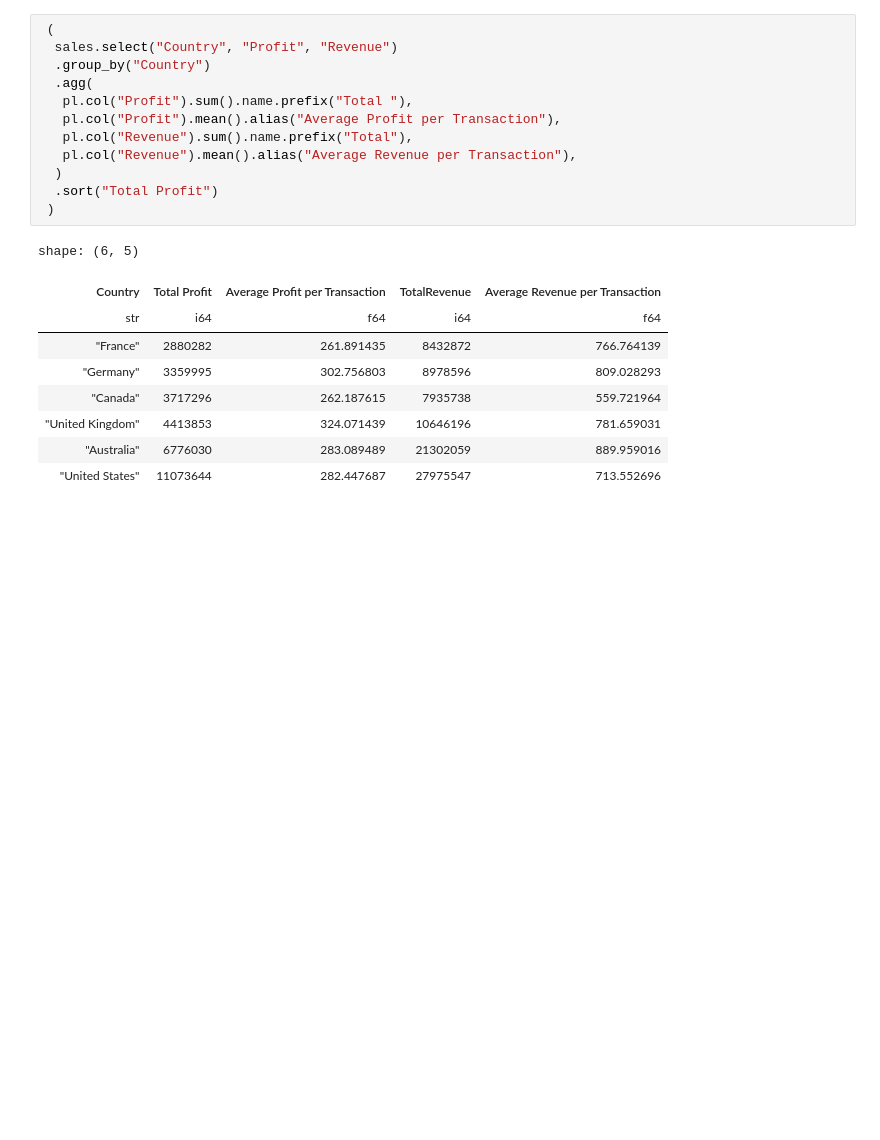
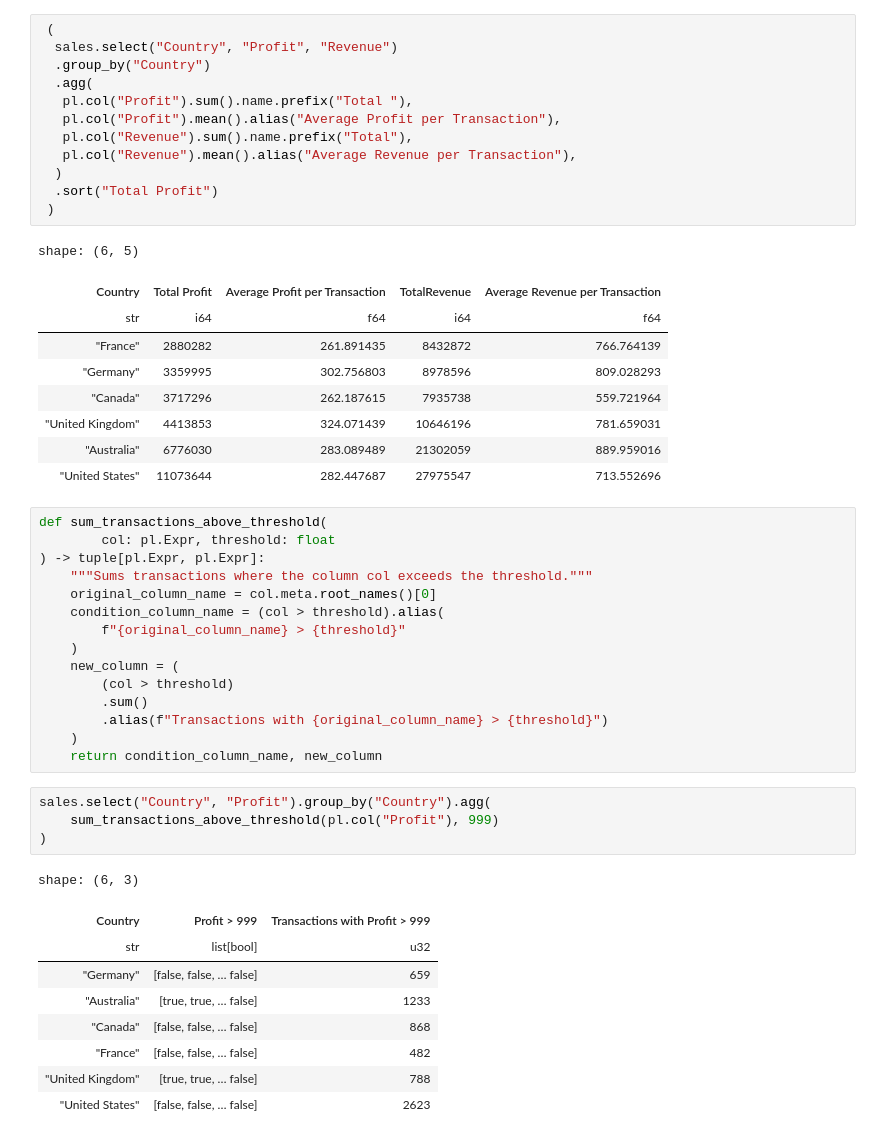
Before and after one commit to asenetcky/python-polars-the-definitive-guide, a Jupyter notebook: ch13-me.ipynb, the cells around one changed output. Cells and saved outputs as stored; diff of their text form; blank space fills up the shorter version.

```diff
--- a/ch13-me.ipynb
+++ b/ch13-me.ipynb
@@ -306,3 +300,32 @@ shape: (6, 5)
 | "United Kingdom" | 4413853 | 324.071439 | 10646196 | 781.659031 |
 | "Australia" | 6776030 | 283.089489 | 21302059 | 889.959016 |
 | "United States" | 11073644 | 282.447687 | 27975547 | 713.552696 |
+# %%
+def sum_transactions_above_threshold(
+        col: pl.Expr, threshold: float
+) -> tuple[pl.Expr, pl.Expr]:
+    """Sums transactions where the column col exceeds the threshold."""
+    original_column_name = col.meta.root_names()[0]
+    condition_column_name = (col > threshold).alias(
+        f"{original_column_name} > {threshold}"
+    )
+    new_column = (
+        (col > threshold)
+        .sum()
+        .alias(f"Transactions with {original_column_name} > {threshold}")
+    )
+    return condition_column_name, new_column
+# %%
+sales.select("Country", "Profit").group_by("Country").agg(
+    sum_transactions_above_threshold(pl.col("Profit"), 999)
+)
+# %% [output]
+shape: (6, 3)
+| Country | Profit > 999 | Transactions with Profit > 999 |
+| str | list[bool] | u32 |
+| "Germany" | [false, false, … false] | 659 |
+| "Australia" | [true, true, … false] | 1233 |
+| "Canada" | [false, false, … false] | 868 |
+| "France" | [false, false, … false] | 482 |
+| "United Kingdom" | [true, true, … false] | 788 |
+| "United States" | [false, false, … false] | 2623 |
```
Also changed, not shown: parts of 6 cells of this notebook.
